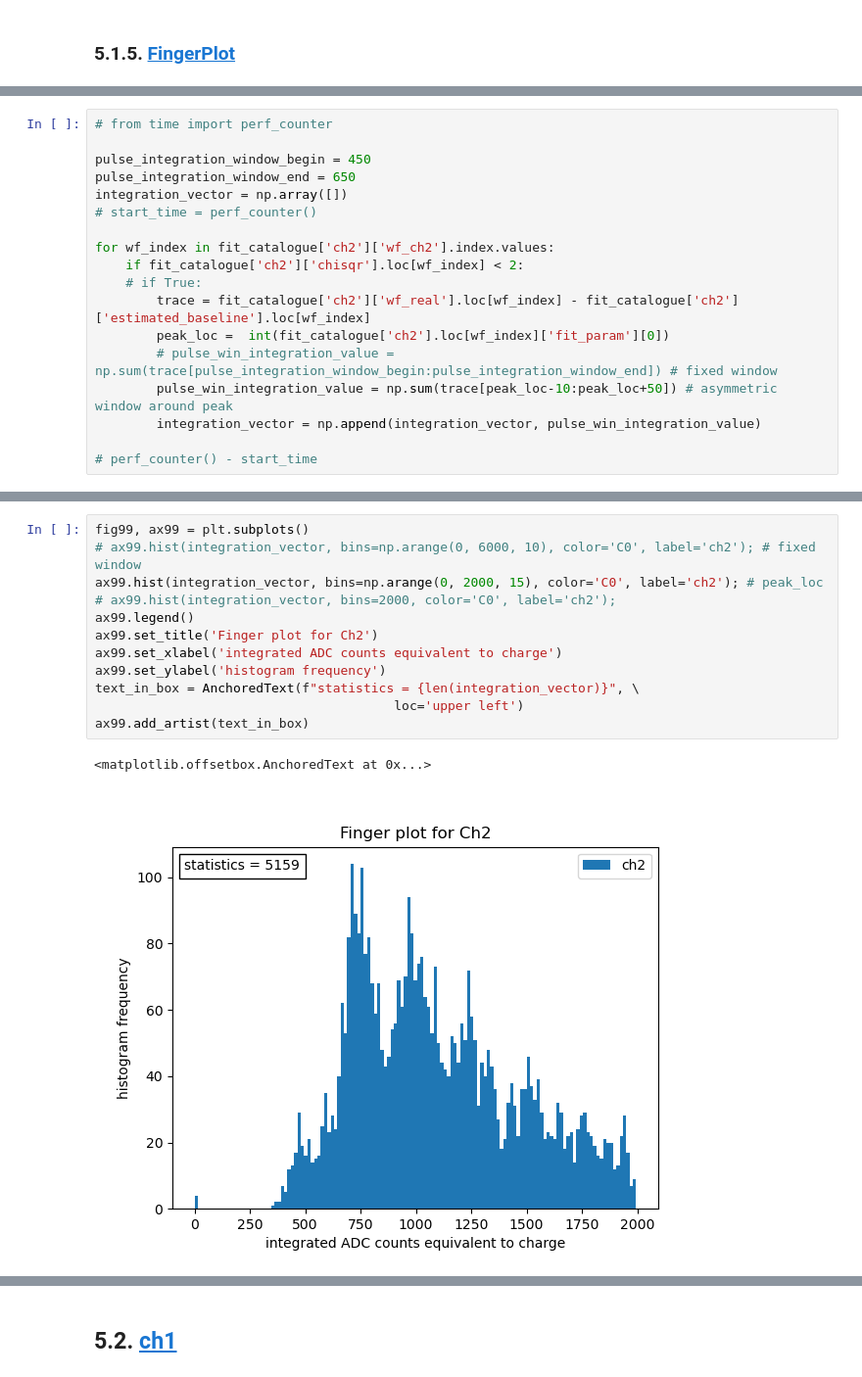
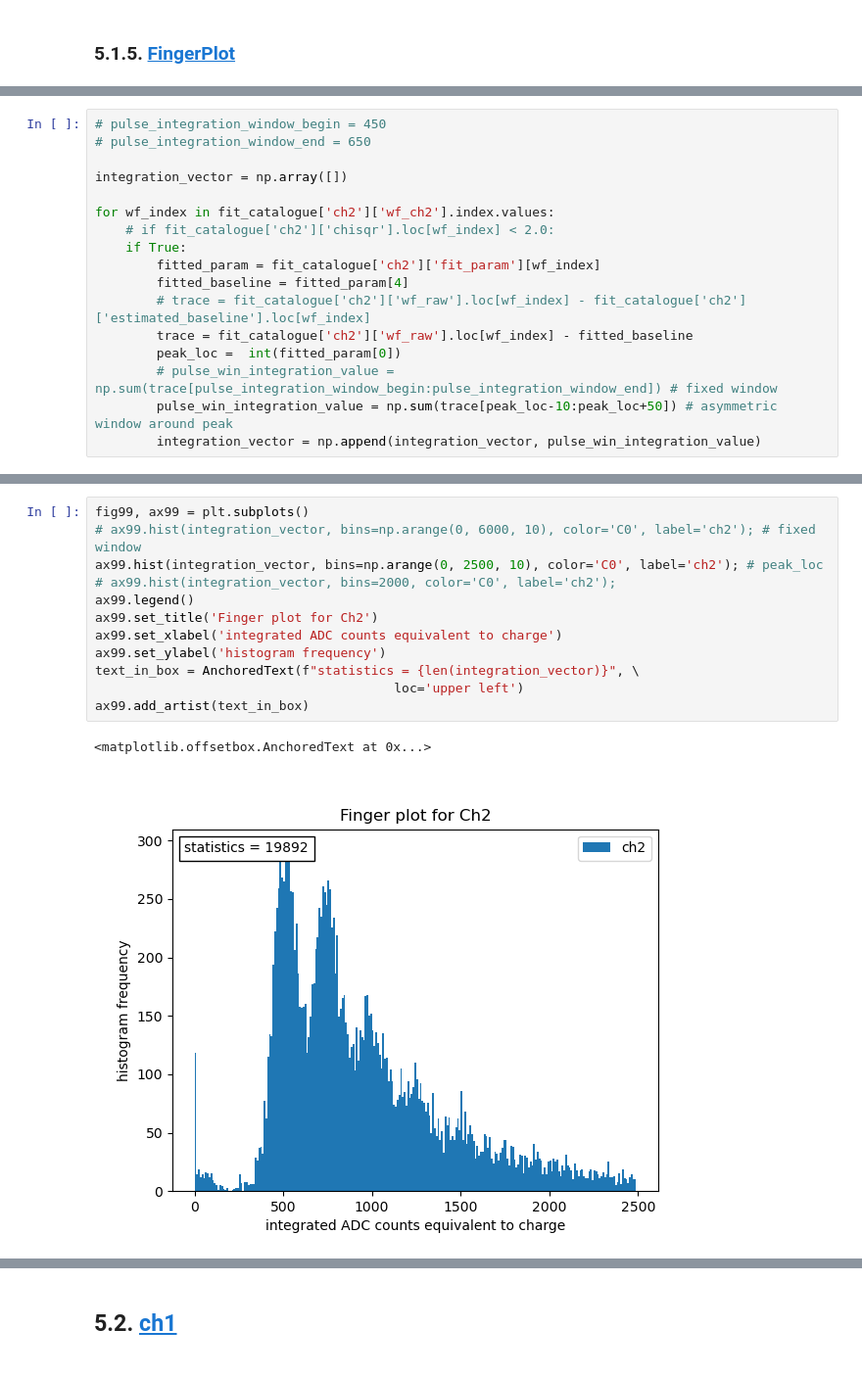
Before and after one commit to sarthchoudhary/ArGSet, a Jupyter notebook: notebooks/histogram_wf_param.ipynb, the cells around one changed output, grey strips where cells are left out. Shown at 98% size. Saved outputs shown, nothing was run; the diff lists cells and outputs as text.

Commit message:
updated code cell for finger plotting.

```diff
--- a/notebooks/histogram_wf_param.ipynb
+++ b/notebooks/histogram_wf_param.ipynb
@@ -622,18 +628,17 @@ fit_catalogue['ch2']
 # %%
-# from time import perf_counter
+# pulse_integration_window_begin = 450
+# pulse_integration_window_end = 650
 
-pulse_integration_window_begin = 450
-pulse_integration_window_end = 650
 integration_vector = np.array([])
-# start_time = perf_counter()
 
 for wf_index in fit_catalogue['ch2']['wf_ch2'].index.values:
-    if fit_catalogue['ch2']['chisqr'].loc[wf_index] < 2:
-    # if True:
-        trace = fit_catalogue['ch2']['wf_real'].loc[wf_index] - fit_catalogue['ch2']['estimated_baseline'].loc[wf_index]
-        peak_loc =  int(fit_catalogue['ch2'].loc[wf_index]['fit_param'][0])
+    # if fit_catalogue['ch2']['chisqr'].loc[wf_index] < 2.0:
+    if True:
+        fitted_param = fit_catalogue['ch2']['fit_param'][wf_index]
+        fitted_baseline = fitted_param[4]
+        # trace = fit_catalogue['ch2']['wf_raw'].loc[wf_index] - fit_catalogue['ch2']['estimated_baseline'].loc[wf_index]
+        trace = fit_catalogue['ch2']['wf_raw'].loc[wf_index] - fitted_baseline
+        peak_loc =  int(fitted_param[0])
         # pulse_win_integration_value = np.sum(trace[pulse_integration_window_begin:pulse_integration_window_end]) # fixed window
         pulse_win_integration_value = np.sum(trace[peak_loc-10:peak_loc+50]) # asymmetric window around peak
         integration_vector = np.append(integration_vector, pulse_win_integration_value)
-
-# perf_counter() - start_time
@@ -640,15 +657,15 @@ for wf_index in fit_catalogue['ch2']['wf_ch2'].index.values:
 # %%
 fig99, ax99 = plt.subplots()
 # ax99.hist(integration_vector, bins=np.arange(0, 6000, 10), color='C0', label='ch2'); # fixed window
-ax99.hist(integration_vector, bins=np.arange(0, 2000, 15), color='C0', label='ch2'); # peak_loc
+ax99.hist(integration_vector, bins=np.arange(0, 2500, 10), color='C0', label='ch2'); # peak_loc
 # ax99.hist(integration_vector, bins=2000, color='C0', label='ch2');
 ax99.legend()
 ax99.set_title('Finger plot for Ch2')
 ax99.set_xlabel('integrated ADC counts equivalent to charge')
 ax99.set_ylabel('histogram frequency')
 text_in_box = AnchoredText(f"statistics = {len(integration_vector)}", \
                                        loc='upper left')
 ax99.add_artist(text_in_box)
 # %% [output]
 <matplotlib.offsetbox.AnchoredText at 0x...>
-[figure, old version]
+[figure, new version]
```
Also changed, not shown: parts of 36 cells of this notebook.
